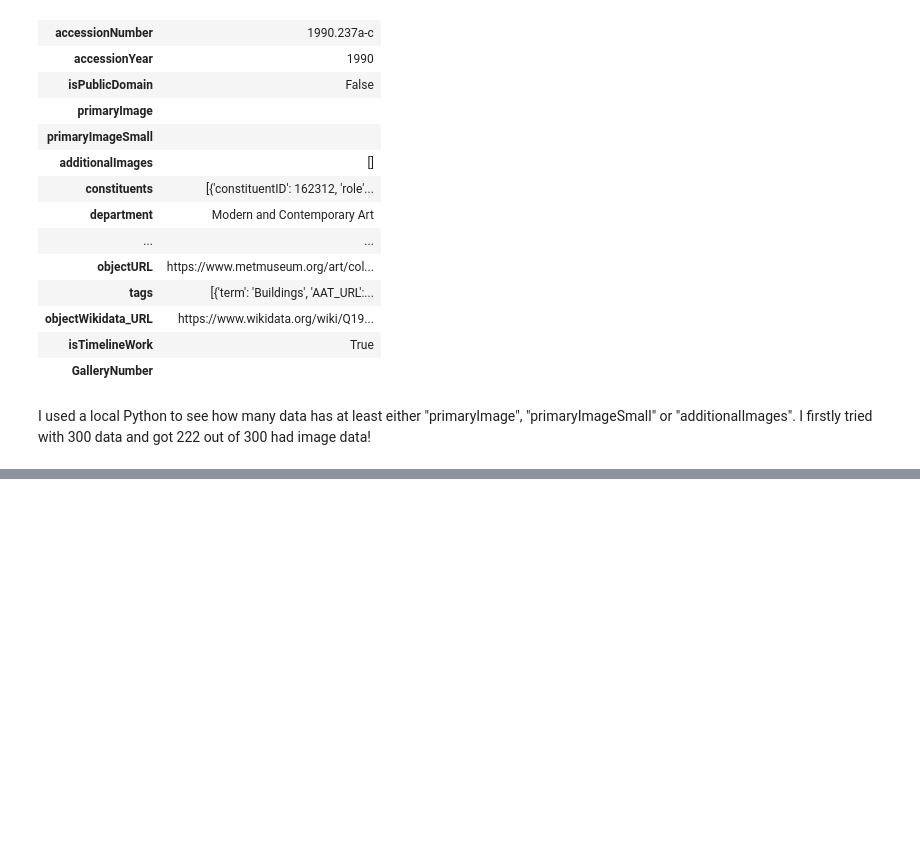
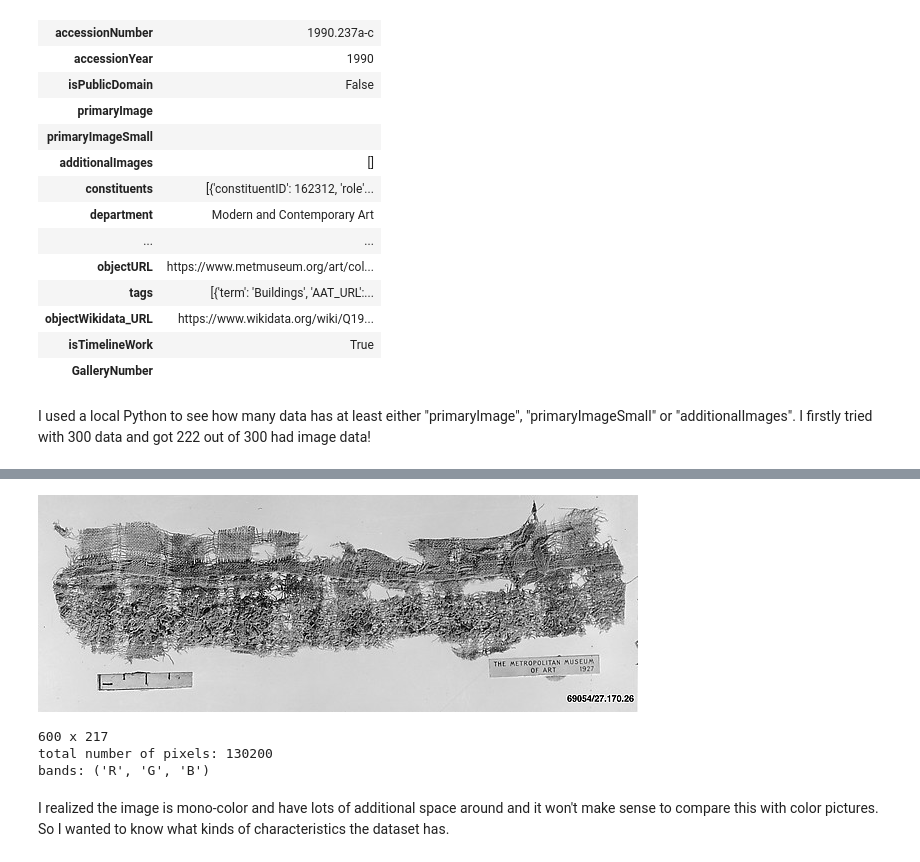
Before and after one commit to kaoriogawa-PSAM-5020-spring2026/Project, a Jupyter notebook: milestone01.ipynb, the cells around one changed output, grey strips where cells are left out. Drawn from its saved outputs; the diff is of its cells as text; code cells hidden in the pictures; blank space fills up the shorter version.

```diff
--- a/milestone01.ipynb
+++ b/milestone01.ipynb
@@ -231,6 +239,6 @@ from IPython.display import display
 # %%
 # read csv
-df = pd.read_csv("downloadable_images_202.csv")
-print(df.shape)
-df.head()
+df_image = pd.read_csv("downloadable_images_202.csv")
+print(df_image.shape)
+df_image.head()
 # %% [output]
@@ -237,0 +262,3 @@ FileNotFoundError: [Errno 2] No such file or directory: 'downloadable_images_202
+# %%
+sample_row = df_image.iloc[0]
+sample_row
@@ -237,0 +278,20 @@ FileNotFoundError: [Errno 2] No such file or directory: 'downloadable_images_202
+# %%
+url = sample_row["best_image_url"]
+
+response = requests.get(url, timeout =30)
+img = PImage.open(BytesIO(response.content)).convert("RGB")
+display(img)
+# %% [output]
+[figure, added]
+# %%
+image_width, image_hight = img.size
+print(image_width, "x", image_hight)
+print("total number of pixels:", image_width*image_hight)
+print("bands:", img.getbands())
+# %% [output]
+600 x 217
+total number of pixels: 130200
+bands: ('R', 'G', 'B')
+# %% [markdown]
+I realized the image is mono-color and have lots of additional space around and it won't make sense to compare this with color pictures. <br>
+So I wanted to know what kinds of characteristics the dataset has.
```
Also changed, not shown: parts of 5 cells of this notebook, 2 other files.
